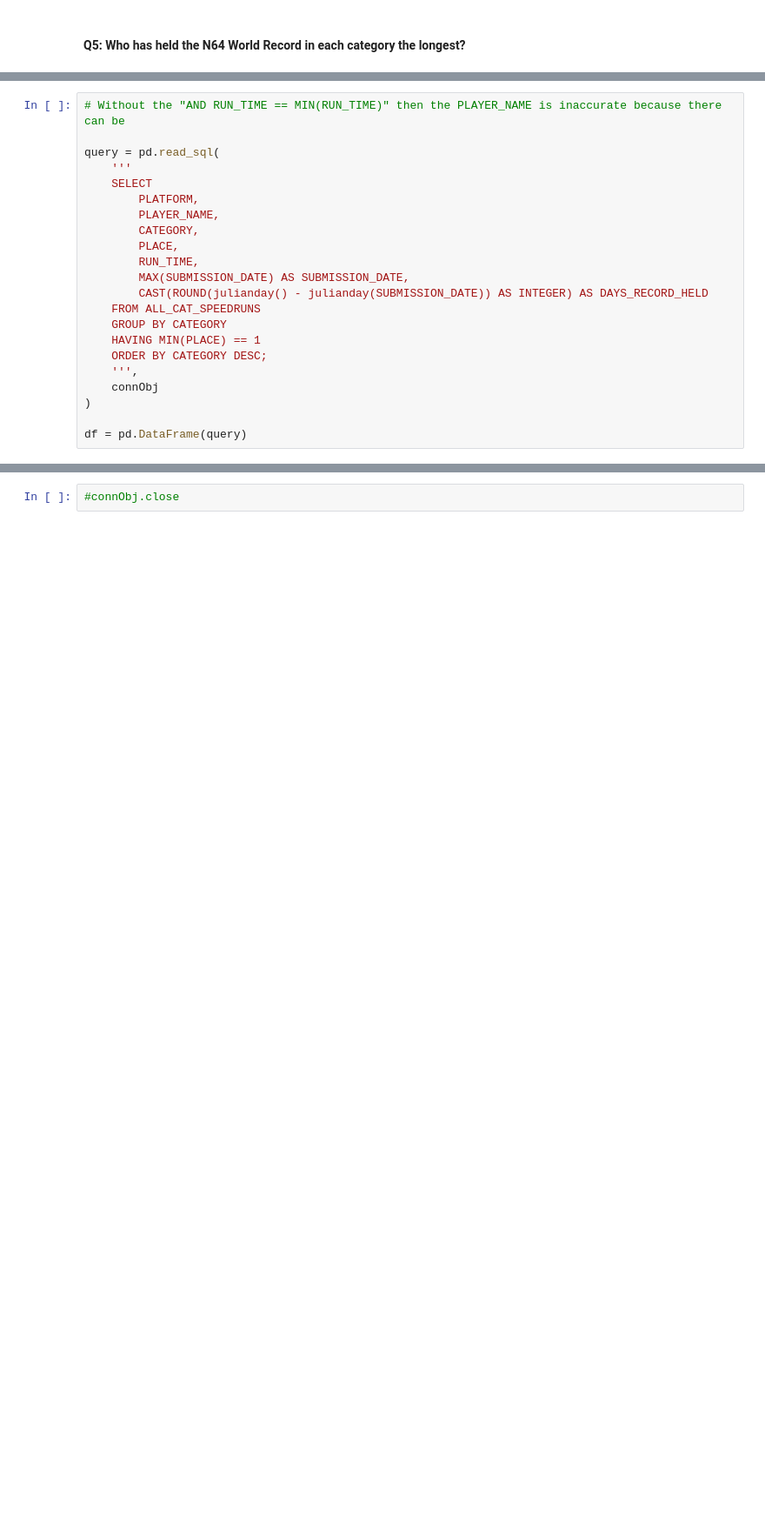
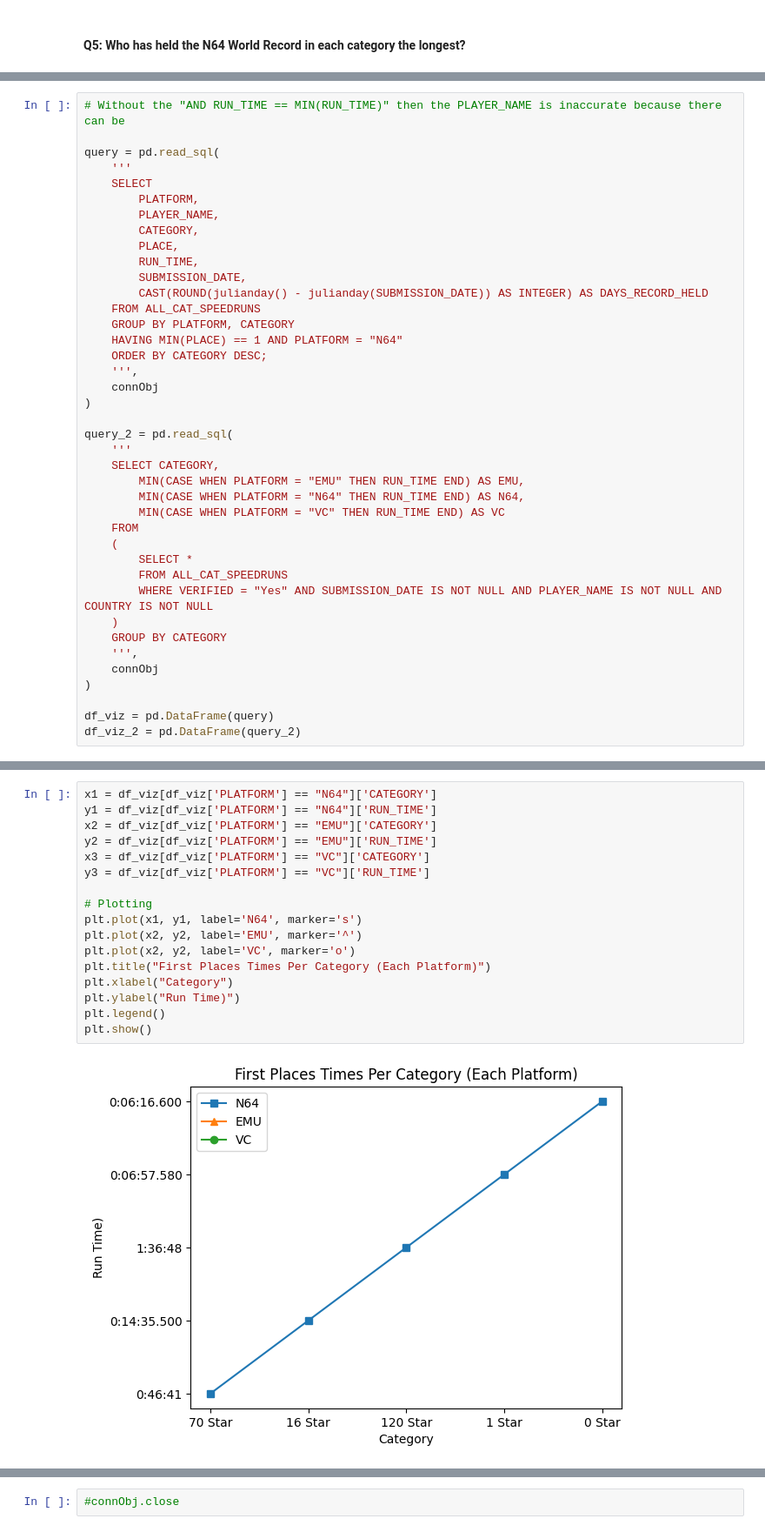
Before and after one commit to ouchmode/SM64-Speedrun-Data, a Jupyter notebook: SM64_Speedruns.ipynb, the cells around one changed output, grey strips where cells are left out. Shown at 87% size. Saved outputs shown, nothing was run; the diff lists cells and outputs as text; blank space fills up the shorter version.

```diff
--- a/SM64_Speedruns.ipynb
+++ b/SM64_Speedruns.ipynb
@@ -488,14 +500,32 @@ query = pd.read_sql(
         CATEGORY,
         PLACE,
         RUN_TIME,
-        MAX(SUBMISSION_DATE) AS SUBMISSION_DATE,
+        SUBMISSION_DATE,
         CAST(ROUND(julianday() - julianday(SUBMISSION_DATE)) AS INTEGER) AS DAYS_RECORD_HELD
     FROM ALL_CAT_SPEEDRUNS
-    GROUP BY CATEGORY
-    HAVING MIN(PLACE) == 1
+    GROUP BY PLATFORM, CATEGORY
+    HAVING MIN(PLACE) == 1 AND PLATFORM = "N64"
     ORDER BY CATEGORY DESC;
     ''',
     connObj
 )
 
-df = pd.DataFrame(query)
+query_2 = pd.read_sql(
+    '''
+    SELECT CATEGORY,
+        MIN(CASE WHEN PLATFORM = "EMU" THEN RUN_TIME END) AS EMU,
+        MIN(CASE WHEN PLATFORM = "N64" THEN RUN_TIME END) AS N64,
+        MIN(CASE WHEN PLATFORM = "VC" THEN RUN_TIME END) AS VC
+    FROM
+    (
+        SELECT *
+        FROM ALL_CAT_SPEEDRUNS
+        WHERE VERIFIED = "Yes" AND SUBMISSION_DATE IS NOT NULL AND PLAYER_NAME IS NOT NULL AND COUNTRY IS NOT NULL
+    )
+    GROUP BY CATEGORY
+    ''',
+    connObj
+)
+
+df_viz = pd.DataFrame(query)
+df_viz_2 = pd.DataFrame(query_2)
@@ -511 +550,20 @@ df
+# %%
+x1 = df_viz[df_viz['PLATFORM'] == "N64"]['CATEGORY']
+y1 = df_viz[df_viz['PLATFORM'] == "N64"]['RUN_TIME']
+x2 = df_viz[df_viz['PLATFORM'] == "EMU"]['CATEGORY']
+y2 = df_viz[df_viz['PLATFORM'] == "EMU"]['RUN_TIME']
+x3 = df_viz[df_viz['PLATFORM'] == "VC"]['CATEGORY']
+y3 = df_viz[df_viz['PLATFORM'] == "VC"]['RUN_TIME']
+
+# Plotting
+plt.plot(x1, y1, label='N64', marker='s')
+plt.plot(x2, y2, label='EMU', marker='^')
+plt.plot(x2, y2, label='VC', marker='o')
+plt.title("First Places Times Per Category (Each Platform)")
+plt.xlabel("Category")
+plt.ylabel("Run Time)")
+plt.legend()
+plt.show()
+# %% [output]
+[figure, added]
 # %%
```
Also changed, not shown: parts of 22 cells of this notebook.
